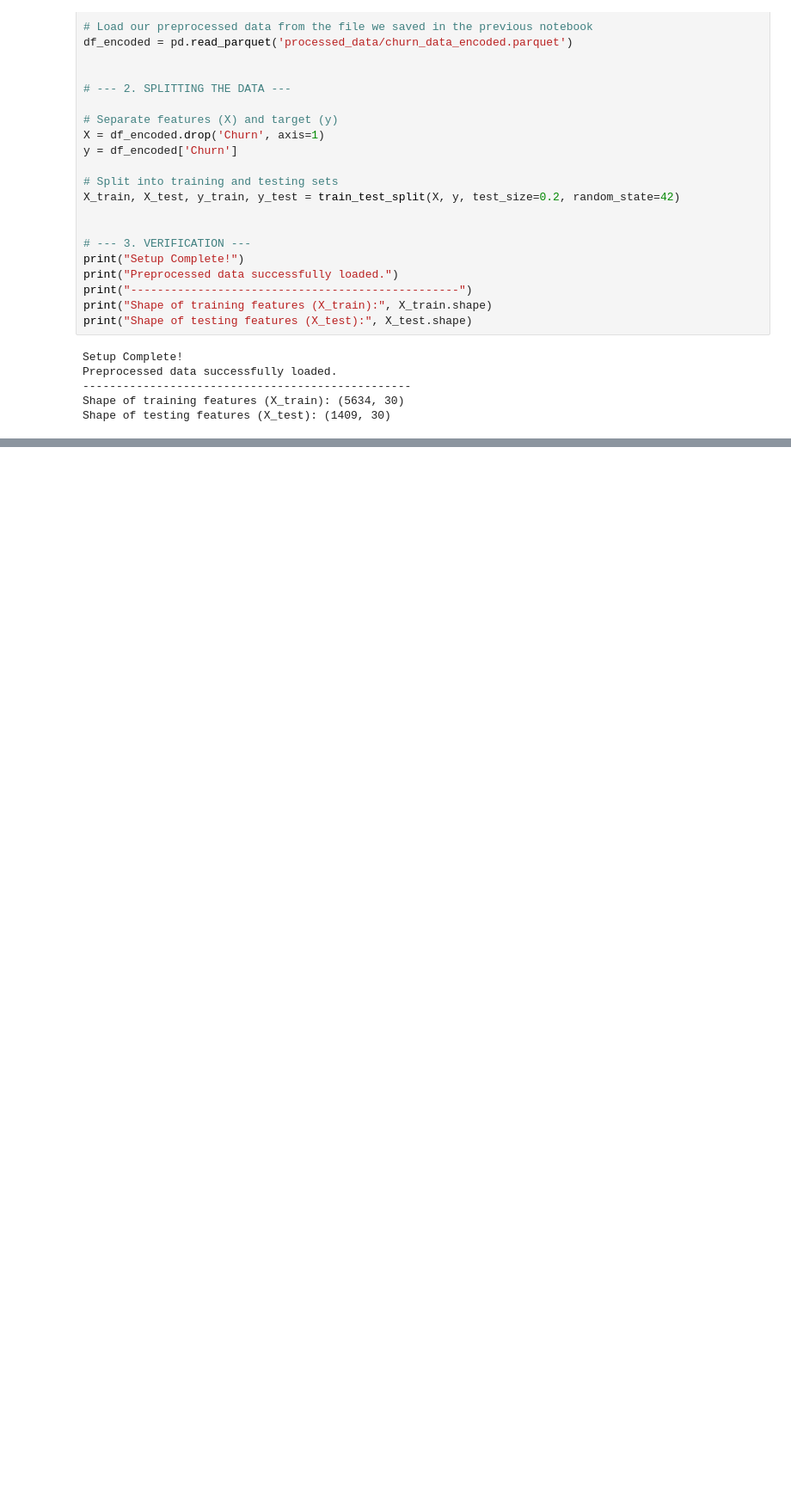
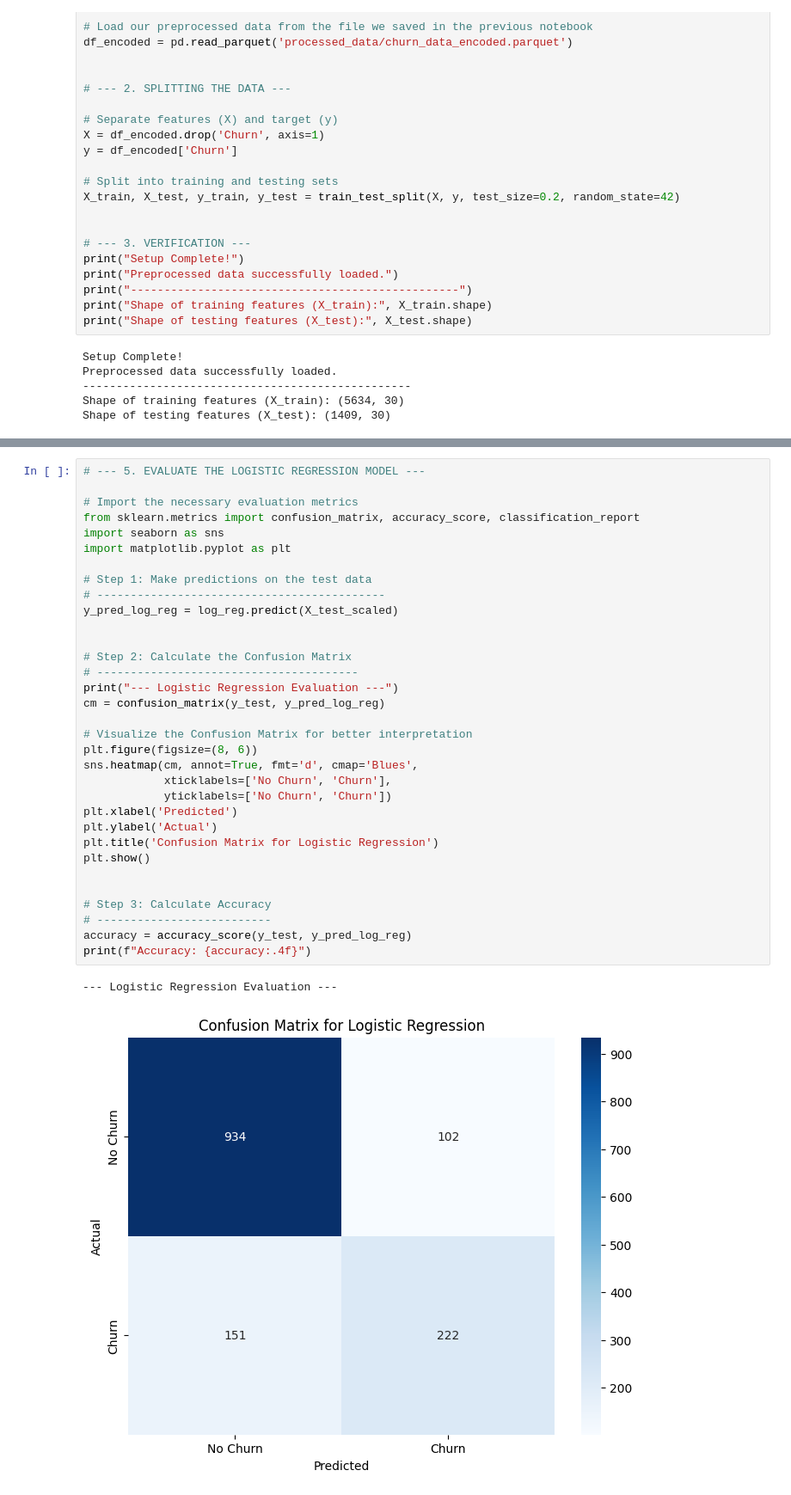
Before and after one commit to LostSamuraii/customer-churn-predictor, a Jupyter notebook: 02_Model_Training.ipynb, the cells around one changed output, grey strips where cells are left out. Shown at 86% size. Cells and saved outputs as stored; diff of their text form; blank space fills up the shorter version.

```diff
--- a/02_Model_Training.ipynb
+++ b/02_Model_Training.ipynb
@@ -39,0 +73,36 @@ Shape of testing features (X_test): (1409, 30)
+# %%
+# --- 5. EVALUATE THE LOGISTIC REGRESSION MODEL ---
+
+# Import the necessary evaluation metrics
+from sklearn.metrics import confusion_matrix, accuracy_score, classification_report
+import seaborn as sns
+import matplotlib.pyplot as plt
+
+# Step 1: Make predictions on the test data
+# -------------------------------------------
+y_pred_log_reg = log_reg.predict(X_test_scaled)
+
+
+# Step 2: Calculate the Confusion Matrix
+# ---------------------------------------
+print("--- Logistic Regression Evaluation ---")
+cm = confusion_matrix(y_test, y_pred_log_reg)
+
+# Visualize the Confusion Matrix for better interpretation
+plt.figure(figsize=(8, 6))
+sns.heatmap(cm, annot=True, fmt='d', cmap='Blues',
+            xticklabels=['No Churn', 'Churn'],
+            yticklabels=['No Churn', 'Churn'])
+plt.xlabel('Predicted')
+plt.ylabel('Actual')
+plt.title('Confusion Matrix for Logistic Regression')
+plt.show()
+
+
+# Step 3: Calculate Accuracy
+# --------------------------
+accuracy = accuracy_score(y_test, y_pred_log_reg)
+print(f"Accuracy: {accuracy:.4f}")
+# %% [output]
+--- Logistic Regression Evaluation ---
+[figure, added]
```
Also changed, not shown: parts of 7 cells of this notebook, 1 other file.
